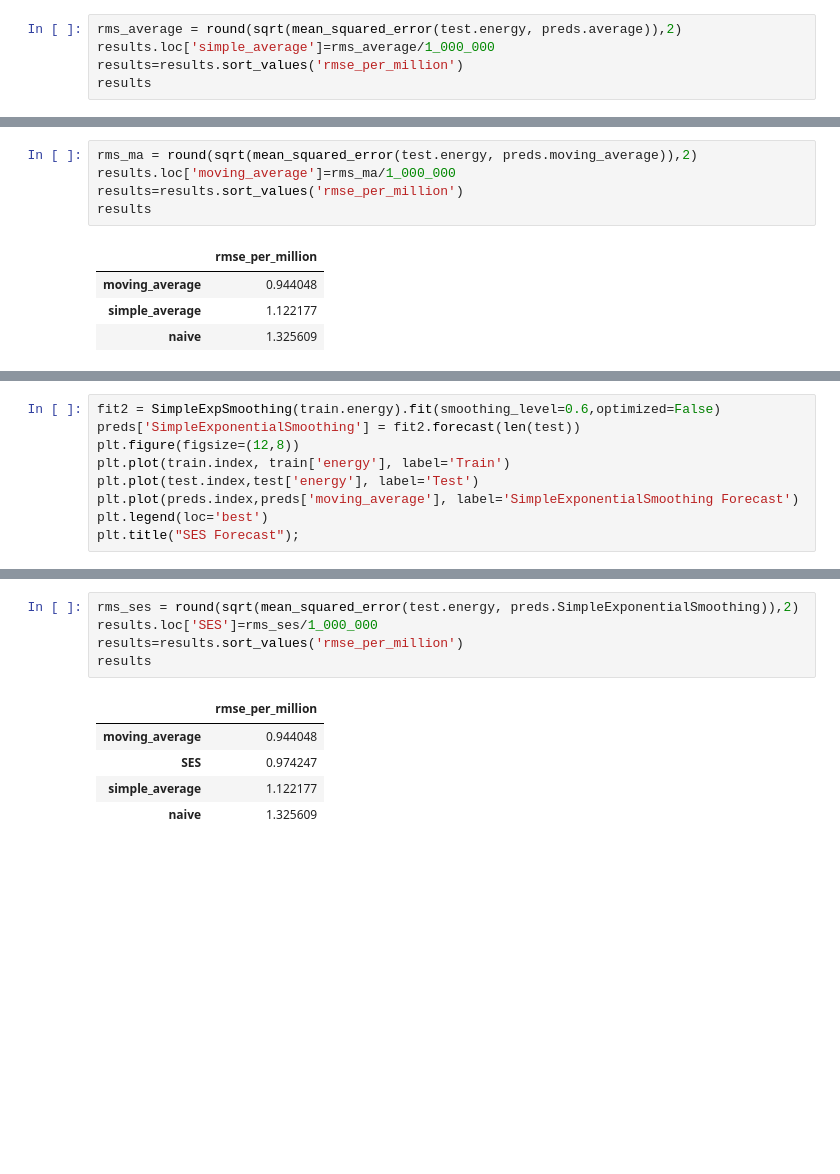
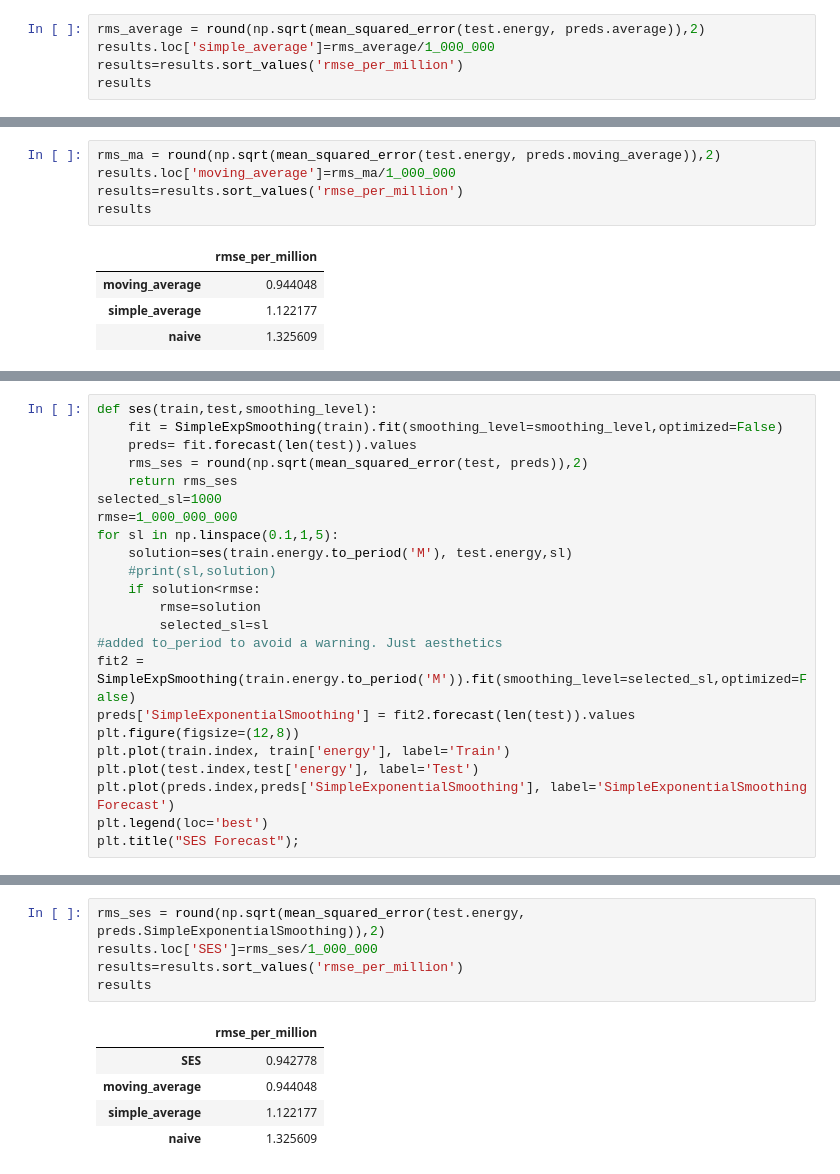
Before and after one commit to grschneier/TimeSeries, a Jupyter notebook: BasicModelsTimeSeriesMonthly.ipynb, the cells around one changed output, grey strips where cells are left out. Saved outputs shown, nothing was run; the diff lists cells and outputs as text; blank space fills up the shorter version.

```diff
--- a/BasicModelsTimeSeriesMonthly.ipynb
+++ b/BasicModelsTimeSeriesMonthly.ipynb
@@ -124,7 +124,7 @@ plt.title("Simple Average");
 # %% [output]
 [figure]
 # %%
-rms_average = round(sqrt(mean_squared_error(test.energy, preds.average)),2)
+rms_average = round(np.sqrt(mean_squared_error(test.energy, preds.average)),2)
 results.loc['simple_average']=rms_average/1_000_000
 results=results.sort_values('rmse_per_million')
 results
@@ -145,7 +147,7 @@ plt.title("MovingAverage Forecast");
 # %% [output]
 [figure]
 # %%
-rms_ma = round(sqrt(mean_squared_error(test.energy, preds.moving_average)),2)
+rms_ma = round(np.sqrt(mean_squared_error(test.energy, preds.moving_average)),2)
 results.loc['moving_average']=rms_ma/1_000_000
 results=results.sort_values('rmse_per_million')
 results
@@ -159,9 +162,0 @@ results
-# %%
-fit2 = SimpleExpSmoothing(train.energy).fit(smoothing_level=0.6,optimized=False)
-preds['SimpleExponentialSmoothing'] = fit2.forecast(len(test))
-plt.figure(figsize=(12,8))
-plt.plot(train.index, train['energy'], label='Train')
-plt.plot(test.index,test['energy'], label='Test')
-plt.plot(preds.index,preds['moving_average'], label='SimpleExponentialSmoothing Forecast')
-plt.legend(loc='best')
-plt.title("SES Forecast");
@@ -169,0 +163,23 @@ plt.title("SES Forecast");
+# %%
+def ses(train,test,smoothing_level):
+    fit = SimpleExpSmoothing(train).fit(smoothing_level=smoothing_level,optimized=False)
+    preds= fit.forecast(len(test)).values
+    rms_ses = round(np.sqrt(mean_squared_error(test, preds)),2)
+    return rms_ses
+selected_sl=1000
+rmse=1_000_000_000
+for sl in np.linspace(0.1,1,5):
+    solution=ses(train.energy.to_period('M'), test.energy,sl)
+    #print(sl,solution)
+    if solution<rmse:
+        rmse=solution
+        selected_sl=sl
+#added to_period to avoid a warning. Just aesthetics
+fit2 = SimpleExpSmoothing(train.energy.to_period('M')).fit(smoothing_level=selected_sl,optimized=False)
+preds['SimpleExponentialSmoothing'] = fit2.forecast(len(test)).values
+plt.figure(figsize=(12,8))
+plt.plot(train.index, train['energy'], label='Train')
+plt.plot(test.index,test['energy'], label='Test')
+plt.plot(preds.index,preds['SimpleExponentialSmoothing'], label='SimpleExponentialSmoothing Forecast')
+plt.legend(loc='best')
+plt.title("SES Forecast");
@@ -170,12 +188,12 @@ plt.title("SES Forecast");
 # %%
-rms_ses = round(sqrt(mean_squared_error(test.energy, preds.SimpleExponentialSmoothing)),2)
+rms_ses = round(np.sqrt(mean_squared_error(test.energy, preds.SimpleExponentialSmoothing)),2)
 results.loc['SES']=rms_ses/1_000_000
 results=results.sort_values('rmse_per_million')
 results
 # %% [output]
 |  | rmse_per_million |
+| SES | 0.942778 |
 | moving_average | 0.944048 |
-| SES | 0.974247 |
 | simple_average | 1.122177 |
 | naive | 1.325609 |
 # %% [markdown]
```
Also changed, not shown: parts of 30 cells of this notebook.
